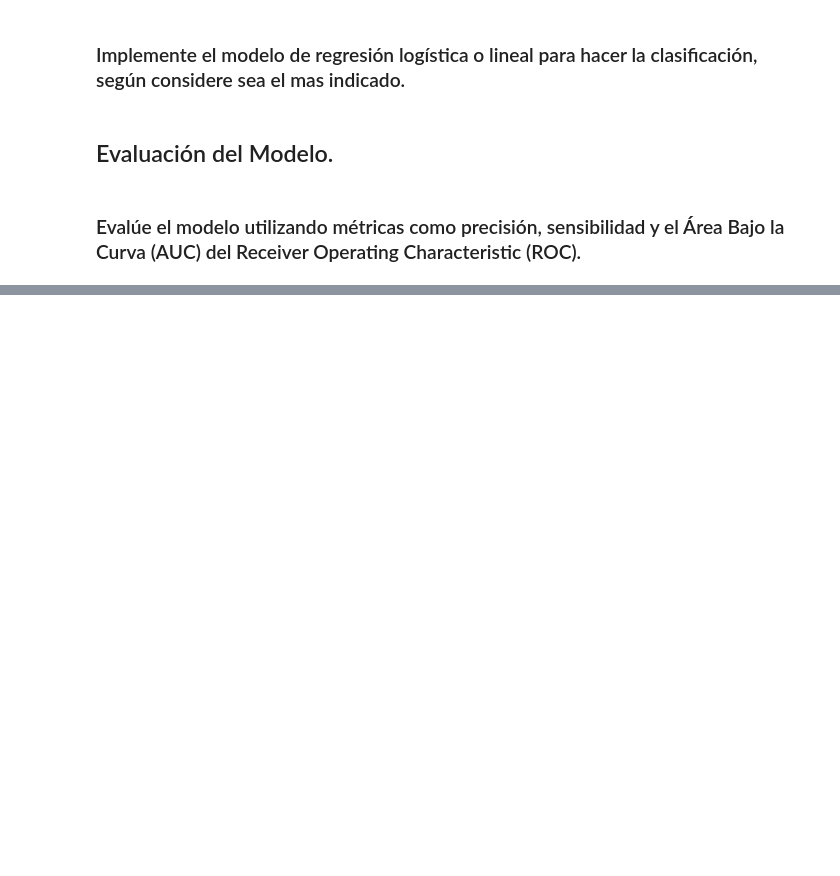
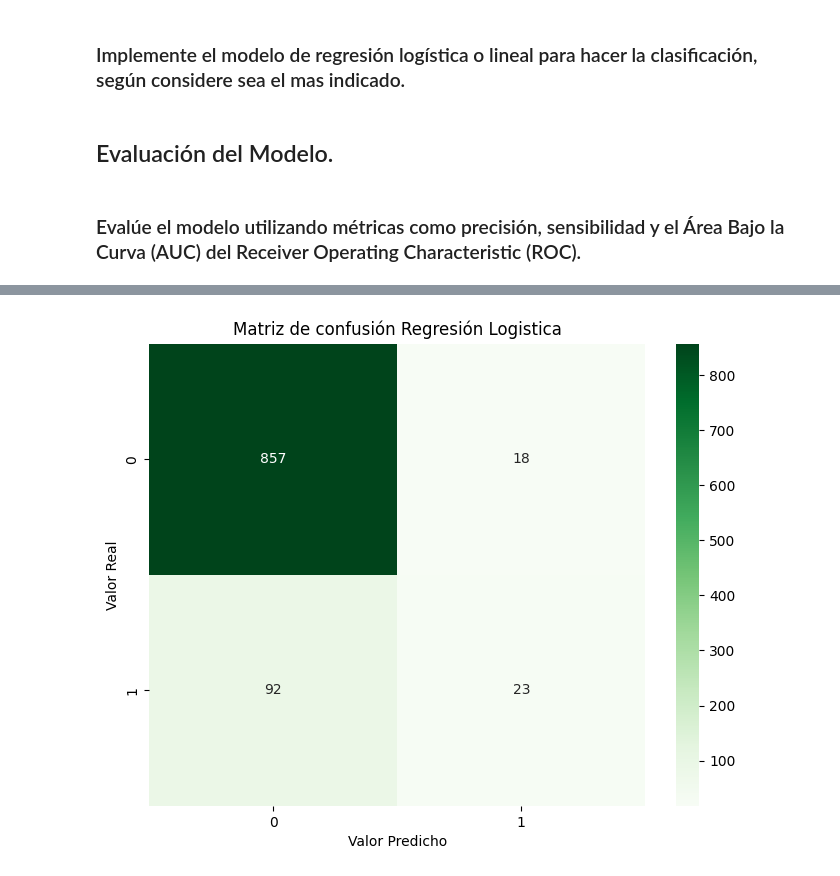
Before and after one commit to Danny112T/ModeloPrediccionDiabetes, a Jupyter notebook: ProyectoFinal/Proyecto.ipynb, the cells around one changed output, grey strips where cells are left out. Saved outputs shown, nothing was run; the diff lists cells and outputs as text; code cells hidden in the pictures; blank space fills up the shorter version.

```diff
--- a/ProyectoFinal/Proyecto.ipynb
+++ b/ProyectoFinal/Proyecto.ipynb
@@ -337,3 +387,23 @@ y_predLog = regrLog.predict(X_test)
+# %%
+# División de los datos en conjuntos de entrenamiento y prueba
+X_train, X_test, y_train, y_test = train_test_split(
+    X, y, test_size=0.2, random_state=42
+)
+
+# Modelos de Prediccion
+# Regresión Logística
+regrLog = LogisticRegression()
+regrLog.fit(X_train, y_train)
+y_predLog = regrLog.predict(X_test)
+y_prob_regrlog = regrLog.predict_proba(X_test)[:, 1]  # Probabilidad de clase positiva
+
+# Random Forests
+forestModel = RandomForestClassifier(n_estimators=110, random_state=42)
+forestModel.fit(X_train, y_train)
+y_pred2 = forestModel.predict(X_test)
+y_prob_RandFor = forestModel.predict_proba(X_test)[
+    :, 1
+]  # Probabilidad de clase positiva
 # %% [markdown]
 ## Evaluación del Modelo.
 # %% [markdown]
@@ -360,0 +411,69 @@ AUC-ROC: 0.5897142857142857
+# %%
+# Métricas de evaluación
+print("\n----------Regresión Logistica----------")
+print(f"Accuary: {metrics.accuracy_score(y_test, y_predLog):.2%}")
+print(f"Precision: {metrics.precision_score(y_test, y_predLog)*100:.2f}%")
+print(f"Recall: {metrics.recall_score(y_test, y_predLog)*100:.2f}%")
+print(f"Confusion Matrix:\n{metrics.confusion_matrix(y_test, y_predLog)}")
+tn, fp, fn, tp = metrics.confusion_matrix(y_test, y_predLog).ravel()
+print(f"Specificity: {(tn / (tn + fp))*100:.2f}%")
+print(f"AUC-ROC: {metrics.roc_auc_score(y_test, y_prob_regrlog)*100:.2f}%")
+print("\n")
+
+print("\n------------------Random Forest -----------------------")
+print(f"Accuary: {metrics.accuracy_score(y_test, y_pred2):.2%}")
+print(f"Precision: {metrics.precision_score(y_test, y_pred2):.2%}")
+print(f"Recall: {metrics.recall_score(y_test, y_pred2):.2%}")
+print(f"Confusion Matrix:\n{metrics.confusion_matrix(y_test, y_pred2)}")
+tn2, fp2, fn2, tp2 = metrics.confusion_matrix(y_test, y_pred2).ravel()
+print(f"Specificity: {tn2 / (tn2 + fp2):.2%}")
+print(f"AUC-ROC: {metrics.roc_auc_score(y_test, y_prob_RandFor):.2%}")
+print("\n")
+
+# Gráficas de matrices de confusión
+# Matriz de confusión para regresión logistica
+confusion_matrix = metrics.confusion_matrix(y_test, y_predLog)
+plt.figure(figsize=(8, 6))
+sns.heatmap(confusion_matrix, cmap="Greens", annot=True, fmt="d")
+plt.title("Matriz de confusión Regresión Logistica")
+plt.ylabel("Valor Real")
+plt.xlabel("Valor Predicho")
+plt.show()
+
+# Matriz de confusión para random forest
+confusion_matrix = metrics.confusion_matrix(y_test, y_pred2)
+plt.figure(figsize=(8, 6))
+sns.heatmap(confusion_matrix, cmap="Greens", annot=True, fmt="d")
+plt.title("Matriz de confusión Random Forest")
+plt.ylabel("Valor Real")
+plt.xlabel("Valor Predicho")
+
+# Graficas de AUC-ROC
+# Calcular la curva AUC-ROC para Regresión Logistica
+fpr, tpr, thresholds = metrics.roc_curve(y_test, y_prob_regrlog)
+roc_auc = metrics.auc(fpr, tpr)
+
+# Calcular la curva AUC-ROC para Random Forest
+fprRF, tprRF, thresholdsRF = metrics.roc_curve(y_test, y_prob_RandFor)
+roc_aucRF = metrics.auc(fprRF, tprRF)
+
+# Graficar la curva AUC-ROC para regresión logistica
+plt.figure(figsize=(8, 6))
+plt.plot(fpr, tpr, color="darkorange", lw=2, label=f"AUC = {roc_auc:.2f}")
+# plt.plot([0, 1], [0, 1], color="navy", lw=2, linestyle="--")
+plt.xlabel("False Positive Rate")
+plt.ylabel("True Positive Rate")
+plt.title("Curva AUC-ROC Regresión Logistica")
+plt.legend(loc="lower right")
+plt.show()
+
+# Graficar la curva AUC-ROC para random forest
+plt.figure(figsize=(8, 6))
+plt.plot(fprRF, tprRF, color="darkgreen", lw=2, label=f"AUC = {roc_aucRF:.2f}")
+# plt.plot([0, 1], [0, 1], color="navy", lw=2, linestyle="--")
+plt.xlabel("False Positive Rate")
+plt.ylabel("True Positive Rate")
+plt.title("Curva AUC-ROC Random Forest")
+plt.legend(loc="lower right")
+plt.show()
+# %% [output]
@@ -360,0 +497 @@ AUC-ROC: 0.5897142857142857
+[figure, added]
```
Also changed, not shown: parts of 11 cells of this notebook, 8 other files.
